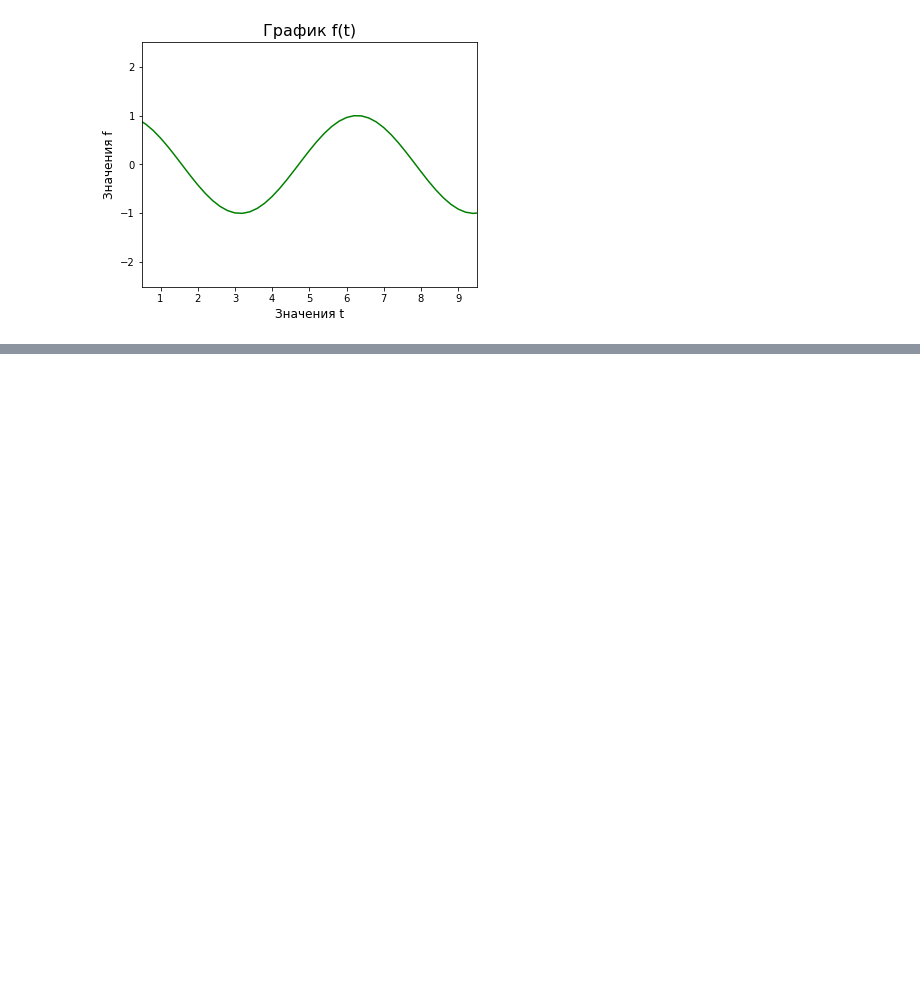
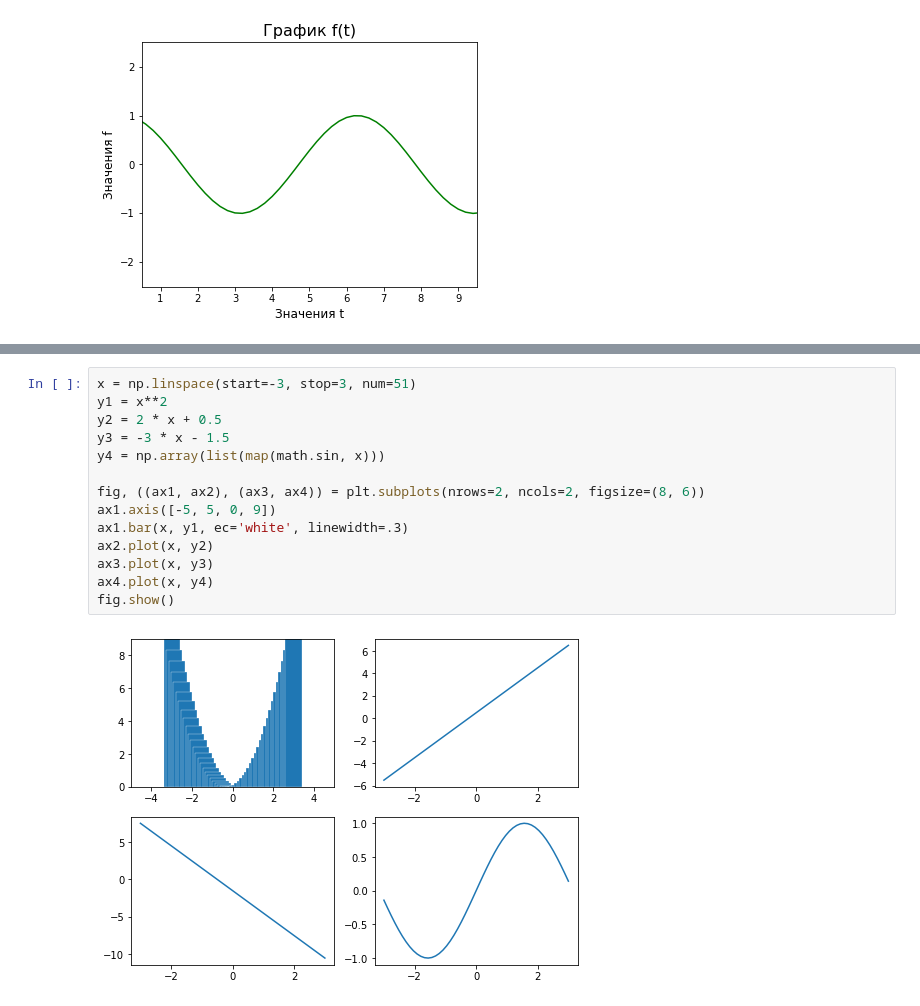
Before and after one commit to Haikson/PythonDS, a Jupyter notebook: unit1/task3.ipynb, the cells around one changed output, grey strips where cells are left out. Cells and saved outputs as stored; diff of their text form; blank space fills up the shorter version.

```diff
--- a/unit1/task3.ipynb
+++ b/unit1/task3.ipynb
@@ -79,0 +97,16 @@ plt.show()
+# %%
+x = np.linspace(start=-3, stop=3, num=51)
+y1 = x**2
+y2 = 2 * x + 0.5
+y3 = -3 * x - 1.5
+y4 = np.array(list(map(math.sin, x)))
+
+fig, ((ax1, ax2), (ax3, ax4)) = plt.subplots(nrows=2, ncols=2, figsize=(8, 6))
+ax1.axis([-5, 5, 0, 9])
+ax1.bar(x, y1, ec='white', linewidth=.3)
+ax2.plot(x, y2)
+ax3.plot(x, y3)
+ax4.plot(x, y4)
+fig.show()
+# %% [output]
+[figure, added]
```
Also changed, not shown: parts of 1 cell of this notebook.
